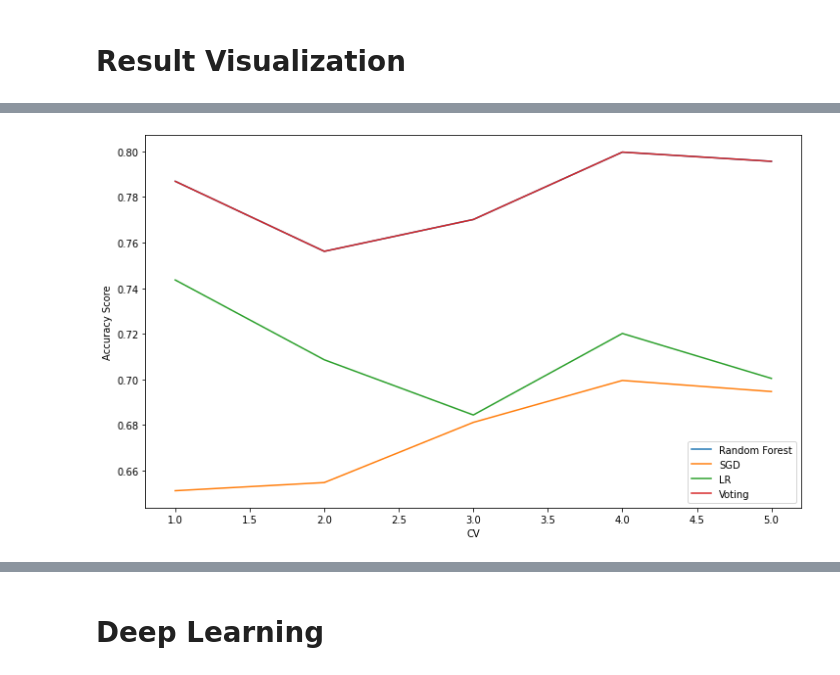
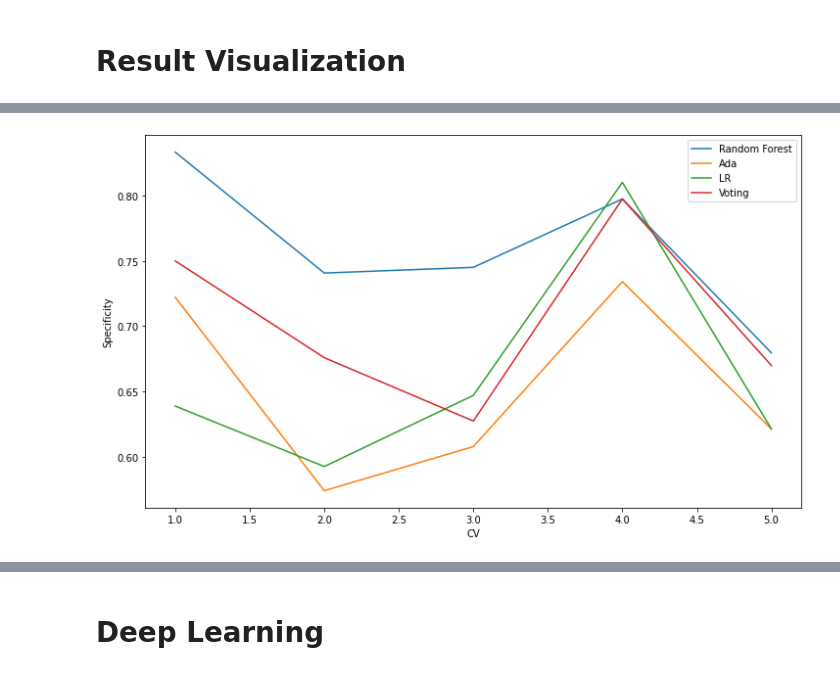
Before and after one commit to GYIKOO/UCIMLHackathon21, a Jupyter notebook: RelationPrediction.ipynb, the cells around one changed output, grey strips where cells are left out. Saved outputs shown, nothing was run; the diff lists cells and outputs as text; code cells hidden in the pictures.

Commit message:
Modify classifiers

```diff
--- a/RelationPrediction.ipynb
+++ b/RelationPrediction.ipynb
@@ -428,7 +427,7 @@ Avg Scores: 0.6497560975609756
 from sklearn.linear_model import LogisticRegression
 
 def lrtrain(X_train, Y_train, model_name):
-    lr = LogisticRegression(n_jobs=5,solver='liblinear',class_weight=class_weight)
+    lr = LogisticRegression(max_iter=200,solver='liblinear',class_weight=class_weight)
     lr.fit(X_train, Y_train)
     dump(lr,model_name)
 # %%
@@ -523,17 +518,18 @@ def train_weight(preds, label, num=3):
 # %% [markdown]
 ## Self-defined Voting
 # %%
+from random import randrange
 def WMVEpredict(weight, preds, use_softmax=False):
     softmax = torch.nn.Softmax()
     result = []
     forest_pre = preds['forest'].values
-    sgd_pre = preds['sgd'].values
+    ada_pre = preds['ada'].values
     lr_pre = preds['lr'].values
 
-    for i in range(0, len(forest_pre)):
+    for i in range(0, len(ada_pre)):
         labels = torch.FloatTensor([0,0,0])
         labels[forest_pre[i]] += weight[0]
-        labels[sgd_pre[i]] += weight[1]
+        labels[ada_pre[i]] += weight[1]
         labels[lr_pre[i]] += weight[2]
 
         if use_softmax:
@@ -557,11 +553,13 @@ for i in range(5):
   Y_train = Y_trains[i]
   Y_test = Y_tests[i]
 
-  classfiers_train_pred = pd.DataFrame({'forest': forest_train_preds[i], 'sgd': sgd_train_preds[i], 'lr': lr_train_preds[i]})
-  classfiers_val_pred = pd.DataFrame({'forest': forest_preds[i], 'sgd': sgd_preds[i], 'lr': lr_preds[i]})
+  classfiers_train_pred = pd.DataFrame({'forest': forest_train_preds[i], 'ada': ada_train_preds[i], 'lr': lr_train_preds[i]})
+  classfiers_val_pred = pd.DataFrame({'forest': forest_preds[i], 'ada': ada_preds[i], 'lr': lr_preds[i]})
 
-  weight = train_weight(classfiers_train_pred,Y_train)
-  print('weight', weight)
+  #weight = train_weight(classfiers_train_pred,Y_train)
+  #print('weight', weight)
+
+  weight = [0.5, 0.3, 0.3]
 
   pred = WMVEpredict(weight, classfiers_val_pred, use_softmax=True)
   voting_preds.append(pred)
@@ -616,11 +602,11 @@ Avg Scores: 0.8997560975609756
 import seaborn as sns
 import matplotlib.pyplot as plt
 
-clf = ['Random Forest']*5 + ['SGD']*5 + ['LR']*5 + ['Voting']*5
+clf = ['Random Forest']*5 + ['Ada']*5 + ['LR']*5 + ['Voting']*5
 
-sen = forest_cv_result['sensitivity']+sgd_cv_result['sensitivity']+lr_cv_result['sensitivity']+voting_cv_result['sensitivity']
-spe = forest_cv_result['specificity']+sgd_cv_result['specificity']+lr_cv_result['specificity']+voting_cv_result['specificity']
-scores = forest_cv_result['scores'] + sgd_cv_result['scores'] + lr_cv_result['scores'] + voting_cv_result['scores']
+sen = forest_cv_result['sensitivity']+ada_cv_result['sensitivity']+lr_cv_result['sensitivity']+voting_cv_result['sensitivity']
+spe = forest_cv_result['specificity']+ada_cv_result['specificity']+lr_cv_result['specificity']+voting_cv_result['specificity']
+scores = forest_cv_result['scores'] + ada_cv_result['scores'] + lr_cv_result['scores'] + voting_cv_result['scores']
 
 df = pd.DataFrame({'Classifier':clf,
                    'Accuracy Score':scores,
@@ -630,7 +634,7 @@ df = pd.DataFrame({'Classifier':clf,
 # %%
 f, a = plt.subplots(1,1,figsize=(12,7))
-f = sns.lineplot(x='CV',y='Accuracy Score',hue='Classifier',data=df)
+f = sns.lineplot(x='CV',y='Specificity',hue='Classifier',data=df)
 plt.legend()
 plt.show()
 # %% [output]
-[figure, old version]
+[figure, new version]
```
Also changed, not shown: parts of 18 cells of this notebook.
